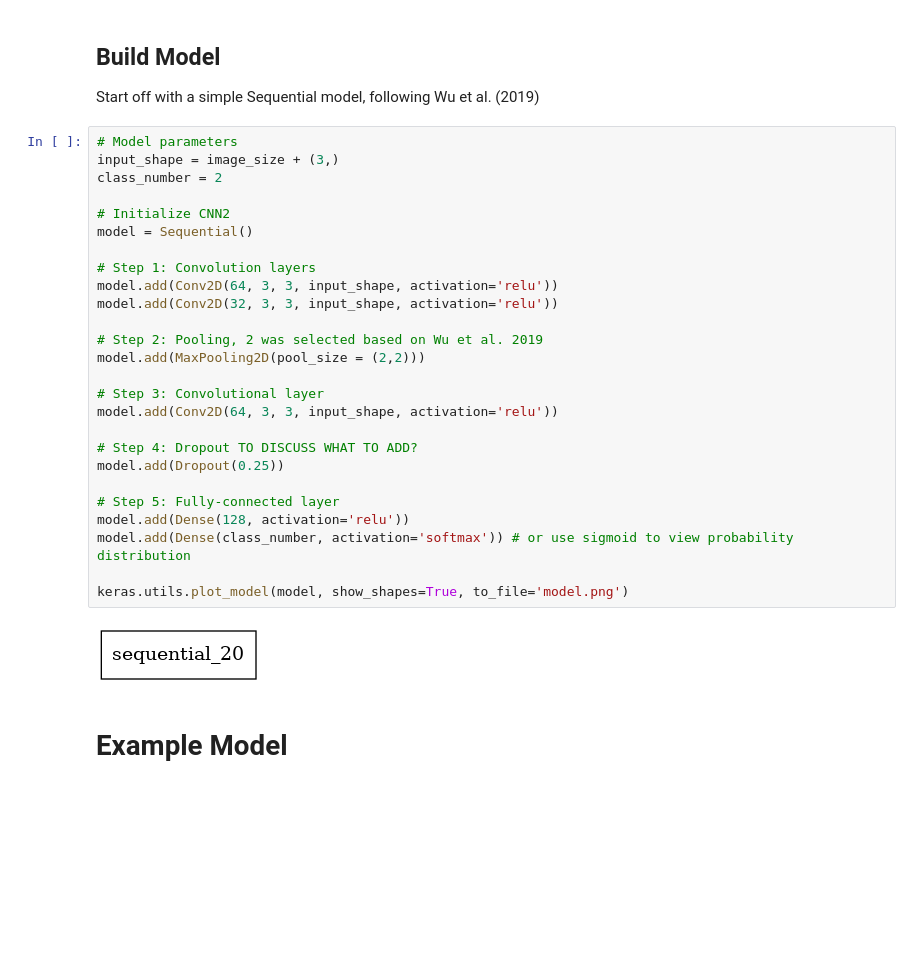
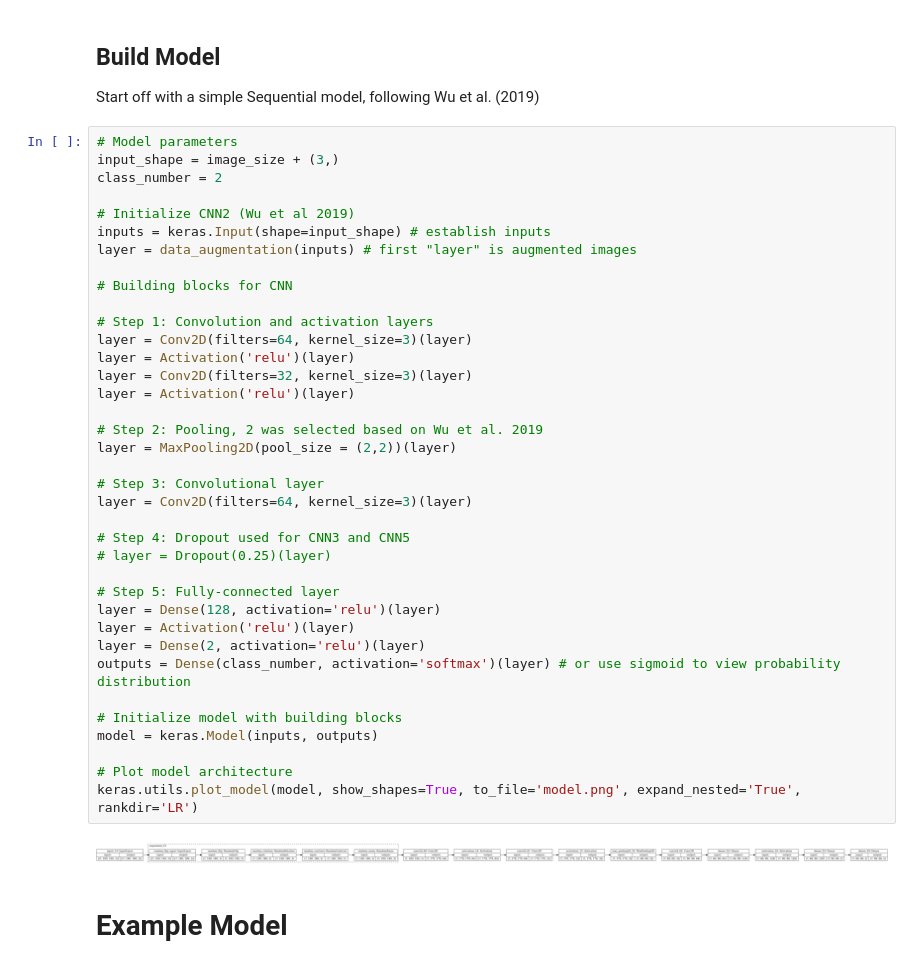
Before and after one commit to Noznoc/access-classifier, a Jupyter notebook: WIP_Exterior_Accessibility_Classifier.ipynb, the cells around one changed output. Cells and saved outputs as stored; diff of their text form; blank space fills up the shorter version.

Commit message:
Added model & architecture

```diff
--- a/WIP_Exterior_Accessibility_Classifier.ipynb
+++ b/WIP_Exterior_Accessibility_Classifier.ipynb
@@ -154,31 +155,42 @@ Start off with a simple Sequential model, following Wu et al. (2019)
 # %%
 # Model parameters
 input_shape = image_size + (3,)
 class_number = 2
 
-# Initialize CNN2
-model = Sequential()
+# Initialize CNN2 (Wu et al 2019)
+inputs = keras.Input(shape=input_shape) # establish inputs
+layer = data_augmentation(inputs) # first "layer" is augmented images
 
-# Step 1: Convolution layers
-model.add(Conv2D(64, 3, 3, input_shape, activation='relu'))
-model.add(Conv2D(32, 3, 3, input_shape, activation='relu'))
+# Building blocks for CNN
+
+# Step 1: Convolution and activation layers
+layer = Conv2D(filters=64, kernel_size=3)(layer)
+layer = Activation('relu')(layer)
+layer = Conv2D(filters=32, kernel_size=3)(layer)
+layer = Activation('relu')(layer)
 
 # Step 2: Pooling, 2 was selected based on Wu et al. 2019
-model.add(MaxPooling2D(pool_size = (2,2)))
+layer = MaxPooling2D(pool_size = (2,2))(layer)
 
 # Step 3: Convolutional layer
-model.add(Conv2D(64, 3, 3, input_shape, activation='relu'))
+layer = Conv2D(filters=64, kernel_size=3)(layer)
 
-# Step 4: Dropout TO DISCUSS WHAT TO ADD?
-model.add(Dropout(0.25))
+# Step 4: Dropout used for CNN3 and CNN5
+# layer = Dropout(0.25)(layer)
 
 # Step 5: Fully-connected layer
-model.add(Dense(128, activation='relu'))
-model.add(Dense(class_number, activation='softmax')) # or use sigmoid to view probability distribution
+layer = Dense(128, activation='relu')(layer)
+layer = Activation('relu')(layer)
+layer = Dense(2, activation='relu')(layer)
+outputs = Dense(class_number, activation='softmax')(layer) # or use sigmoid to view probability distribution
 
-keras.utils.plot_model(model, show_shapes=True, to_file='model.png')
+# Initialize model with building blocks
+model = keras.Model(inputs, outputs)
+
+# Plot model architecture
+keras.utils.plot_model(model, show_shapes=True, to_file='model.png', expand_nested='True', rankdir='LR')
 # %% [output]
-[figure, old version]
+[figure, new version]
 # %% [markdown]
 # Example Model
 # %%
```
Also changed, not shown: parts of 3 cells of this notebook.
